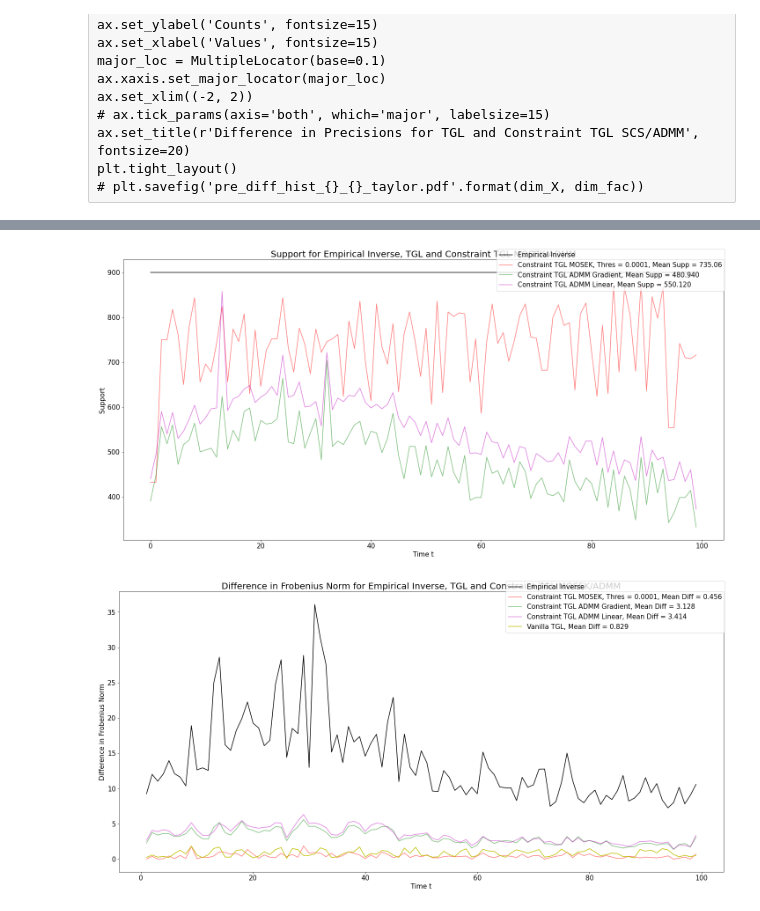
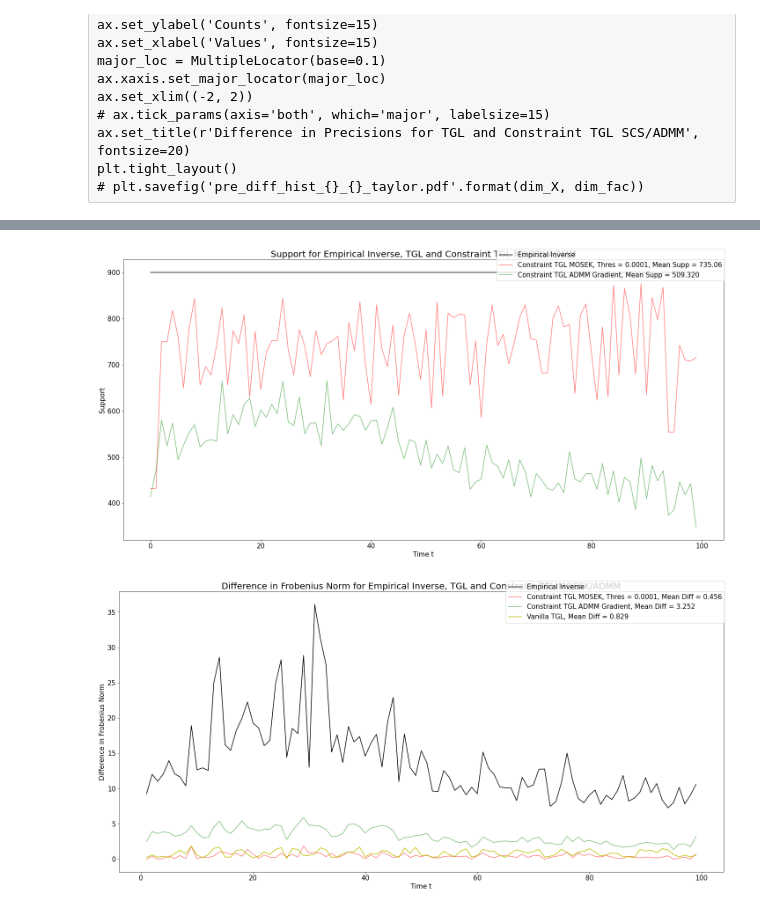
Before and after one commit to atechnicolorskye/post_sum, a Jupyter notebook: regain/equality_constraint_cvxpy_ff5_ip30.ipynb, the cells around one changed output, grey strips where cells are left out. Cells and saved outputs as stored; diff of their text form; code cells hidden in the pictures.

```diff
--- a/regain/equality_constraint_cvxpy_ff5_ip30.ipynb
+++ b/regain/equality_constraint_cvxpy_ff5_ip30.ipynb
@@ -65,7 +68,7 @@ Running Time :2233.6080328280004
 # %%
 from regain.covariance import TaylorEqualTimeGraphicalLasso, TimeGraphicalLasso
 tic = time.perf_counter()
-tgl_tp = TaylorEqualTimeGraphicalLasso(max_iter=10000, loss='LL', c_level=0.2, theta=0.5, rho=2e3, mult=1.1, weights=None, m=100, eps=2, psi="laplacian")
+tgl_tp = TaylorEqualTimeGraphicalLasso(max_iter=10000, loss='LL', c_level=0.2, theta=0.5, rho=1e3, mult=1.1, weights=None, m=100, eps=2, psi="laplacian")
 emp_inv_score_tp, baseline_score_tp, fit_score_tp, pre_tp = tgl_tp.fit_cov(X_cov).eval_cov_pre()
 toc = time.perf_counter()
 print('Running Time :{}'.format(toc - tic))
@@ -332,37 +293,37 @@ ax.plot(range(X_cov.shape[-1]), [sum(sum(abs(emp_inv[k]) > 0)) for k in range(X_
         color='k', label=r'Empirical Inverse')
 # for i in [min_pre_tp]:
 for i in [1e-4]:
     supp = [sum(sum(abs(pre[i][t]) > 0)) for t in range(X_cov.shape[-1])]
     mean_supp = np.mean(supp)
     ax.plot(range(X_cov.shape[-1]), supp, color='r', alpha=0.5,
 #     ax.plot(range(X_cov.shape[-1]), supp, color=colors[color_index], alpha=0.5,
             label=r'Constraint TGL MOSEK, Thres = {}, Mean Supp = {}'.format(i, mean_supp))
     color_index += 1
 # supp = [sum(sum(abs(pre_grad[t]) > 0)) for t in range(X_cov.shape[-1])]
 # ax.plot(range(X_cov.shape[-1]), supp, color='m', alpha=0.5,
 #         label=r'Constraint TGL ADMM Gradient, Mean Supp = {:.3f}'.format(np.mean(supp)))
 supp = [sum(sum(abs(pre_g_thres[1e-4][t]) > 0)) for t in range(X_cov.shape[-1])]
 # supp = [sum(sum(abs(pre_tp[t]) > 0)) for t in range(X_cov.shape[-1])]
 ax.plot(range(X_cov.shape[-1]), supp, color='g', alpha=0.5,
         label=r'Constraint TGL ADMM Gradient, Mean Supp = {:.3f}'.format(np.mean(supp)))
-supp = [sum(sum(abs(pre_tp_thres[1e-4][t]) > 0)) for t in range(X_cov.shape[-1])]
+# supp = [sum(sum(abs(pre_tp_thres[1e-4][t]) > 0)) for t in range(X_cov.shape[-1])]
 # supp = [sum(sum(abs(pre_tp[t]) > 0)) for t in range(X_cov.shape[-1])]
-ax.plot(range(X_cov.shape[-1]), supp, color='m', alpha=0.5,
-        label=r'Constraint TGL ADMM Linear, Mean Supp = {:.3f}'.format(np.mean(supp)))
+# ax.plot(range(X_cov.shape[-1]), supp, color='m', alpha=0.5,
+#         label=r'Constraint TGL ADMM Linear, Mean Supp = {:.3f}'.format(np.mean(supp)))
 # supp = [sum(sum(abs(pre_[t]) > 0)) for t in range(X_cov.shape[-1])]
 # ax.plot(range(X_cov.shape[-1]), [sum(sum(abs(pre_[k]) > 0)) for k in range(X_cov.shape[-1])],
 #         color='y', label=r'Vanilla TGL, , Mean Supp = {:.3f}'.format(np.mean(supp)))
 
 
 fig.legend(fontsize=15)
 ax.set_ylabel('Support', fontsize=15)
 ax.tick_params(axis='both', which='major', labelsize=15)
 ax.set_xlabel('Time t', fontsize=15)
 ax.set_title(r'Support for Empirical Inverse, TGL and Constraint TGL MOSEK/ADMM', fontsize=20)
 plt.tight_layout()
 plt.savefig('ff5_ip30_10000_diff_supp_indiv.pdf')
 # %% [output]
-[figure, old version]
+[figure, new version]
 # %%
 fig, ax = plt.subplots(figsize=(20, 10))
 fig.patch.set_facecolor('white')
@@ -386,10 +347,10 @@ diff_grad = [norm(pre_g_thres[1e-4][t] - pre_g_thres[1e-4][t-1], 'fro') for t in
 # diff_grad = [norm(pre_tp[t] - pre_tp[t-1], 'fro') for t in range(1, X_cov.shape[-1])]
 ax.plot(range(1, X_cov.shape[-1]), diff_grad, color='g', alpha=0.5,
         label=r'Constraint TGL ADMM Gradient, Mean Diff = {:.3f}'.format(np.mean(diff_grad)))
-diff_grad = [norm(pre_tp_thres[1e-4][t] - pre_tp_thres[1e-4][t-1], 'fro') for t in range(1, X_cov.shape[-1])]
-# diff_grad = [norm(pre_tp[t] - pre_tp[t-1], 'fro') for t in range(1, X_cov.shape[-1])]
-ax.plot(range(1, X_cov.shape[-1]), diff_grad, color='m', alpha=0.5,
-        label=r'Constraint TGL ADMM Linear, Mean Diff = {:.3f}'.format(np.mean(diff_grad)))
+# diff_grad = [norm(pre_tp_thres[1e-4][t] - pre_tp_thres[1e-4][t-1], 'fro') for t in range(1, X_cov.shape[-1])]
+# # diff_grad = [norm(pre_tp[t] - pre_tp[t-1], 'fro') for t in range(1, X_cov.shape[-1])]
+# ax.plot(range(1, X_cov.shape[-1]), diff_grad, color='m', alpha=0.5,
+#         label=r'Constraint TGL ADMM Linear, Mean Diff = {:.3f}'.format(np.mean(diff_grad)))
 diff_fit_ = [norm(pre_[t] - pre_[t-1], 'fro') for t in range(1, X_cov.shape[-1])]
 ax.plot(range(1, X_cov.shape[-1]), np.array(diff_fit_), color='y', alpha=1,
         label=r'Vanilla TGL, Mean Diff = {:.3f}'.format(np.mean(diff_fit_)))
@@ -402,7 +363,7 @@ ax.set_title(r'Difference in Frobenius Norm for Empirical Inverse, TGL and Const
 plt.tight_layout()
 plt.savefig('ff5_ip30_10000_diff_fro_indiv.pdf')
 # %% [output]
-[figure, old version]
+[figure, new version]
 # %%
 fig, ax = plt.subplots(figsize=(20, 10))
 fig.patch.set_facecolor('white')
```
Also changed, not shown: parts of 7 cells of this notebook, 2 other files.
